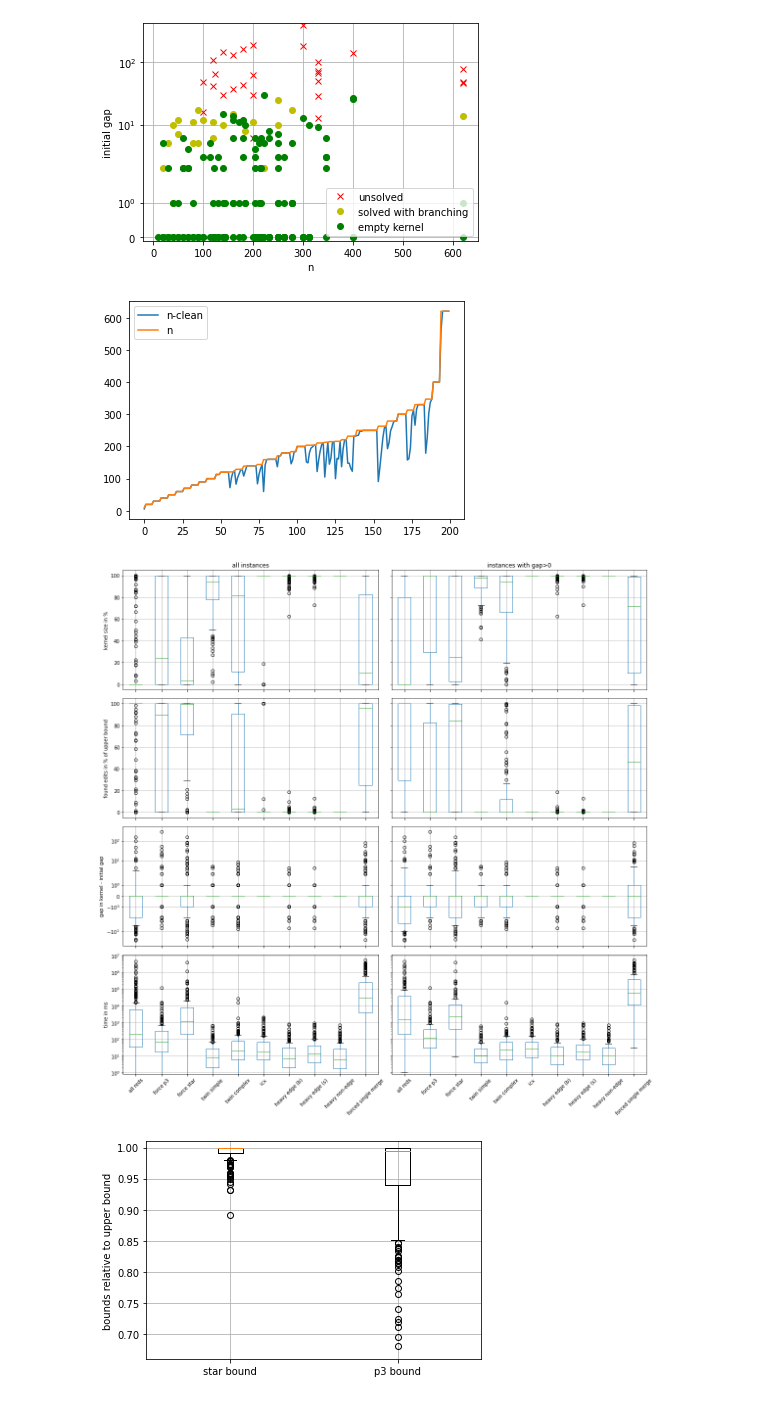
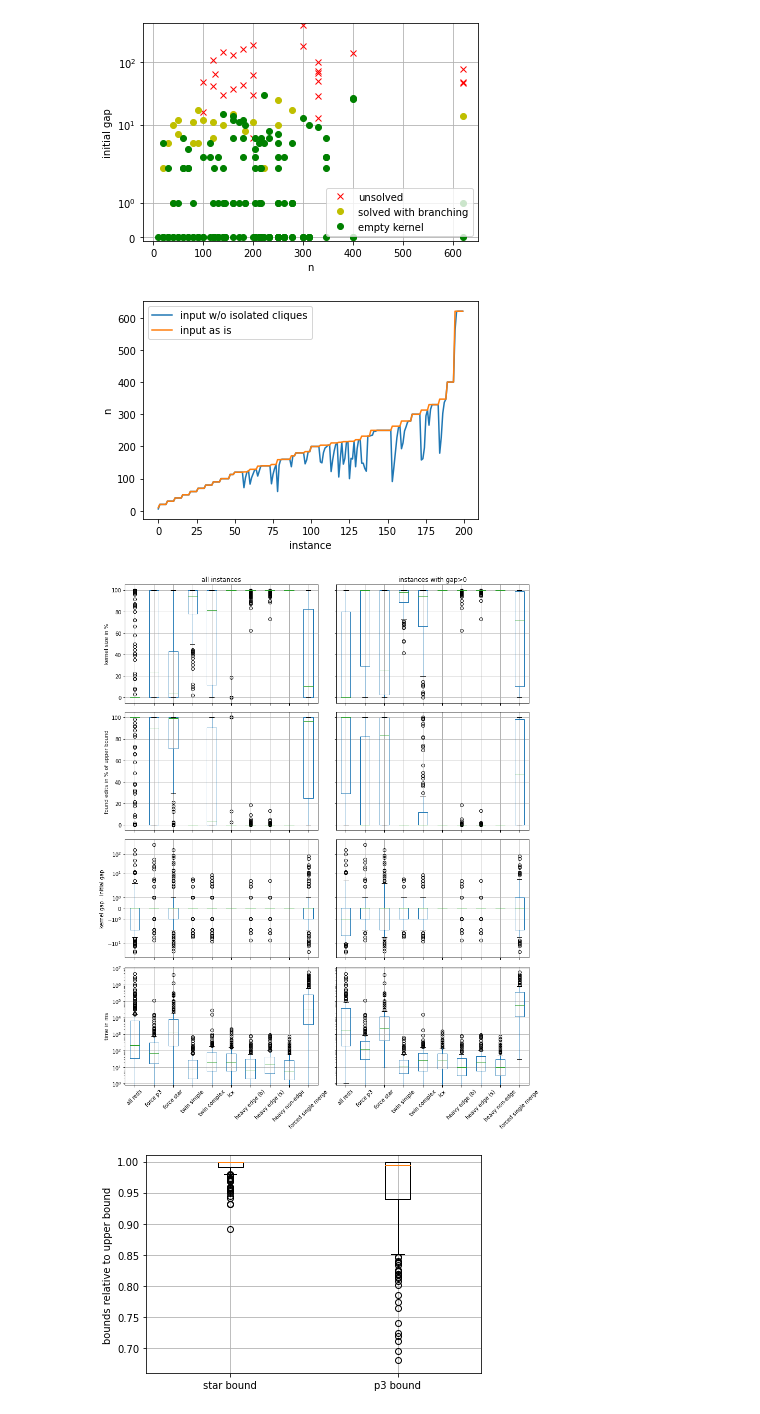
Before and after one commit to kittobi1992/cluster_editing, a Jupyter notebook: experiments3.ipynb, the cells around one changed output. Saved outputs shown, nothing was run; the diff lists cells and outputs as text; code cells hidden in the pictures.

```diff
--- a/experiments3.ipynb
+++ b/experiments3.ipynb
@@ -25,0 +38,6 @@ df.solved.sum()
+# %%
+df[df.solved==1].opt.describe()
+df[df.solved==1].gap.describe()
+df.gap.describe()
+df['gap2'] = df.upper - df.low_p3
+df.gap.describe()
@@ -36,43 +119,45 @@ plt.savefig('plots/pace-gap.pdf', bbox_inches='tight')
 # %% [output]
 [figure]
 # %%
-df['n-clean'].plot()
-df['n'].plot()
+df['n-clean'].plot(label='input w/o isolated cliques')
+df['n'].plot(label='input as is')
+plt.ylabel('n')
+plt.xlabel('instance')
 plt.legend()
-plt.show()
+plt.savefig('plots/pace-size.pdf', bbox_inches='tight')
 # %% [output]
-[figure, old version]
+[figure, new version]
 # %%
 for r in reds:
     df[f'after% {r}'] = 100 * df[f'after {r}'] / df['n-clean']
     df[f'gap change {r}'] = (df.upper - df[f'lower after {r}']) - df.gap
     df[f'spend%upper {r}'] = (df[f'spend {r}'] / df.upper * 100)
 # %%
-fig, (axn, axe, axc, axt) = plt.subplots(4,2, sharey='row', sharex='col', figsize=(16,16), tight_layout=True)
+fig, (axn, axe, axc, axt) = plt.subplots(4,2, sharey='row', sharex='col', figsize=(12,15), tight_layout=True)
 
 def make_plot(axs, col, ylabel):
     cols = [f'{col} {r}' for r in reds]
     df.boxplot(cols, rot=45, ax=axs[0])
     df[df.gap>0].boxplot(cols, rot=45, ax=axs[1])
     #axs[0].set_xticklabels(reds)
     #axs[1].set_xticklabels(reds)
     axs[0].set_ylabel(ylabel)
 
 make_plot(axn, 'after%', 'kernel size in %')
 make_plot(axe, 'spend%upper', 'found edits in % of upper bound')
-make_plot(axc, 'gap change', 'gap in kernel - initial gap')
+make_plot(axc, 'gap change', 'kernel gap - initial gap')
 make_plot(axt, 'time', 'time in ms')
 
 axn[0].set_title('all instances')
 axn[1].set_title('instances with gap>0')
 axc[0].set_yscale('symlog')
 axt[0].semilogy()
 axt[0].set_xticklabels(reds)
 axt[1].set_xticklabels(reds)
 
 plt.savefig('plots/pace-kernel-combined.pdf',bbox_inches='tight')
 # %% [output]
-[figure, old version]
+[figure, new version]
 # %%
 solved = df.solved==True
 low_rel = df.low_star/df.upper
```
Also changed, not shown: parts of 8 cells of this notebook, 2 other files.
